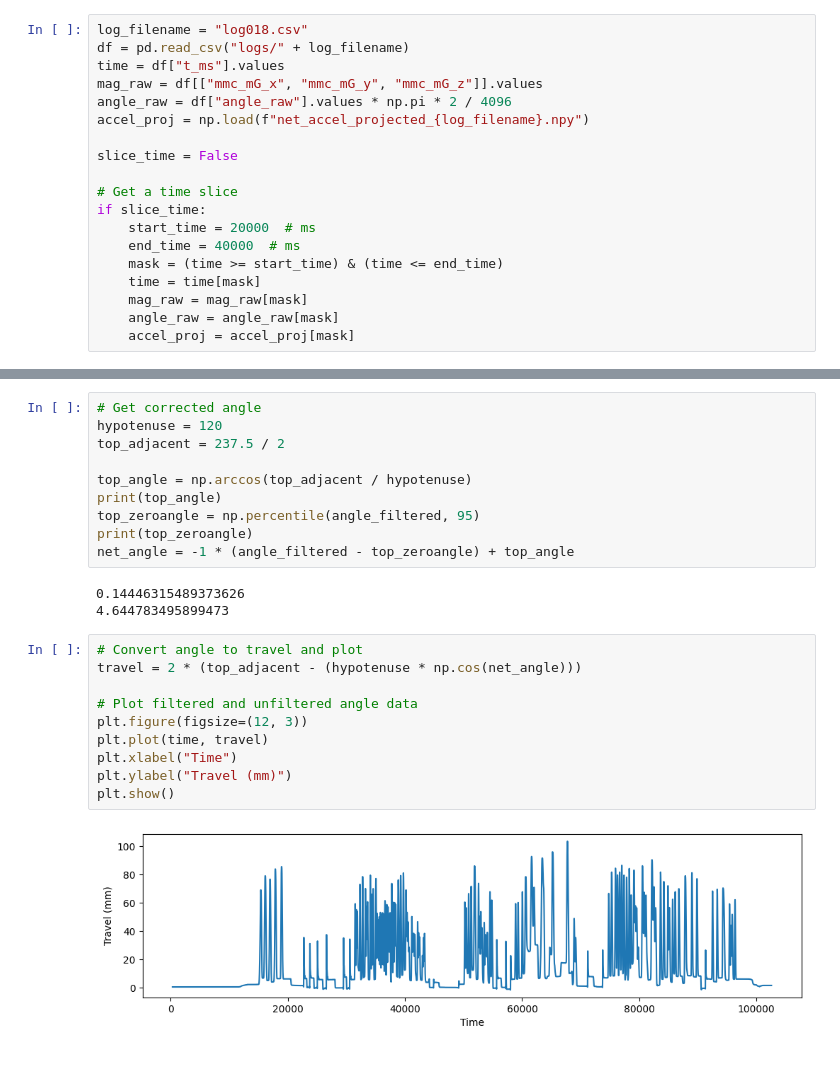
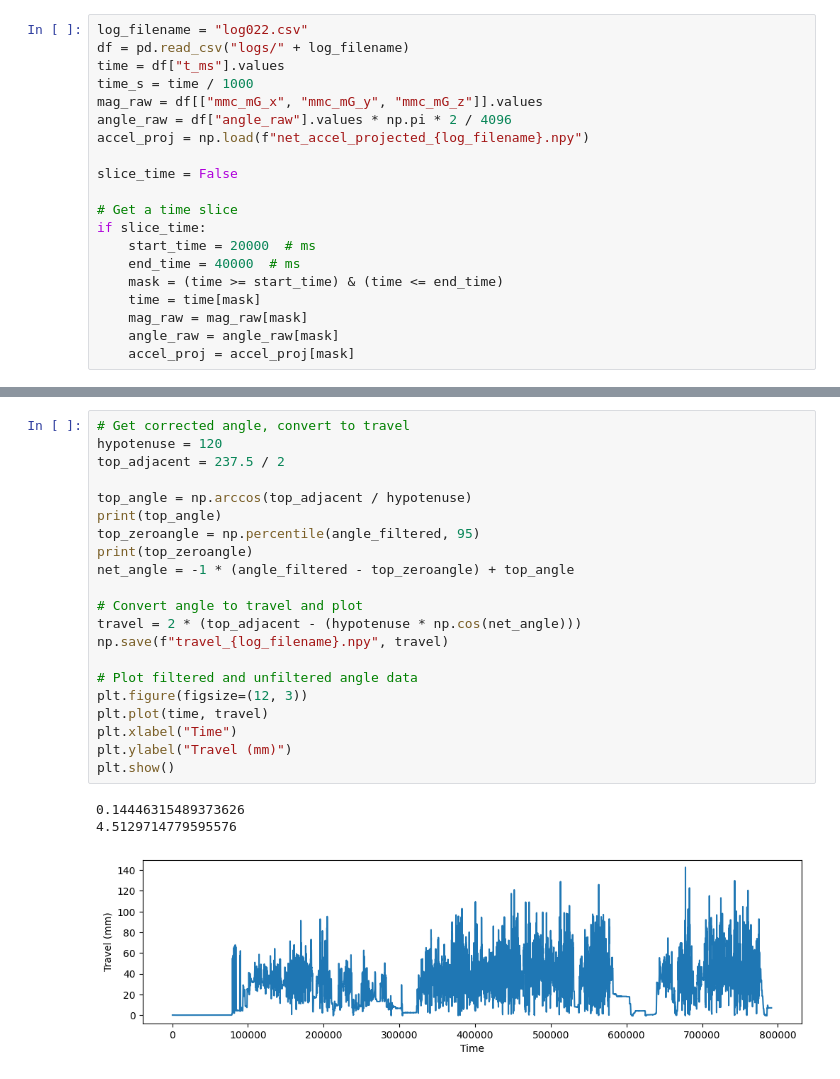
Before and after one commit to colinpate/sus, a Jupyter notebook: sensor_processing.ipynb, the cells around one changed output, grey strips where cells are left out. Cells and saved outputs as stored; diff of their text form.

```diff
--- a/sensor_processing.ipynb
+++ b/sensor_processing.ipynb
@@ -12,7 +19,8 @@ def get_spherical(x, y, z):
 # %%
-log_filename = "log018.csv"
+log_filename = "log022.csv"
 df = pd.read_csv("logs/" + log_filename)
 time = df["t_ms"].values
+time_s = time / 1000
 mag_raw = df[["mmc_mG_x", "mmc_mG_y", "mmc_mG_z"]].values
 angle_raw = df["angle_raw"].values * np.pi * 2 / 4096
 accel_proj = np.load(f"net_accel_projected_{log_filename}.npy")
@@ -102,25 +195,25 @@ plt.show()
-# %%
-# Get corrected angle
-hypotenuse = 120
-top_adjacent = 237.5 / 2
-
-top_angle = np.arccos(top_adjacent / hypotenuse)
-print(top_angle)
-top_zeroangle = np.percentile(angle_filtered, 95)
-print(top_zeroangle)
-net_angle = -1 * (angle_filtered - top_zeroangle) + top_angle
-# %% [output]
-0.14446315489373626
-4.644783495899473
 # %%
+# Get corrected angle, convert to travel
+hypotenuse = 120
+top_adjacent = 237.5 / 2
+
+top_angle = np.arccos(top_adjacent / hypotenuse)
+print(top_angle)
+top_zeroangle = np.percentile(angle_filtered, 95)
+print(top_zeroangle)
+net_angle = -1 * (angle_filtered - top_zeroangle) + top_angle
+
 # Convert angle to travel and plot
 travel = 2 * (top_adjacent - (hypotenuse * np.cos(net_angle)))
+np.save(f"travel_{log_filename}.npy", travel)
 
 # Plot filtered and unfiltered angle data
 plt.figure(figsize=(12, 3))
 plt.plot(time, travel)
 plt.xlabel("Time")
 plt.ylabel("Travel (mm)")
 plt.show()
 # %% [output]
+0.14446315489373626
+4.5129714779595576
-[figure, old version]
+[figure, new version]
```
Also changed, not shown: parts of 20 cells of this notebook, 12 other files.
